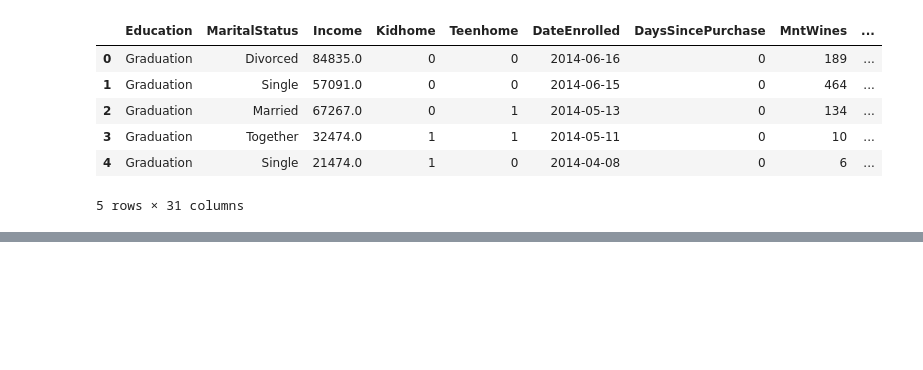
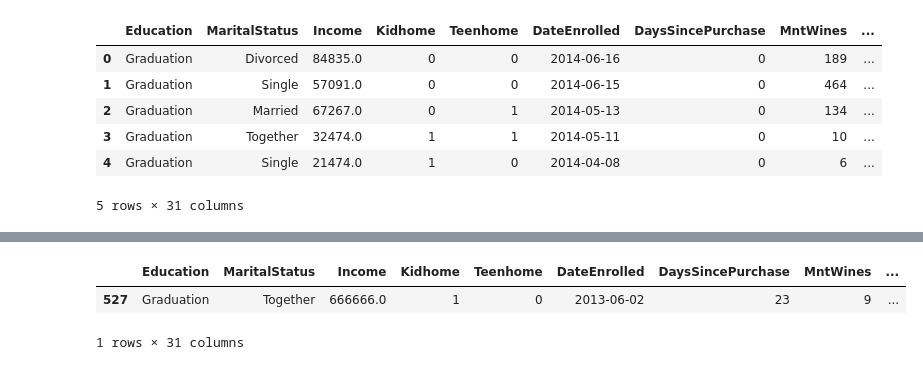
Before and after one commit to silvaGee/marketing_project, a Jupyter notebook: marketing.ipynb, the cells around one changed output, grey strips where cells are left out. Saved outputs shown, nothing was run; the diff lists cells and outputs as text; code cells hidden in the pictures; blank space fills up the shorter version.

```diff
--- a/marketing.ipynb
+++ b/marketing.ipynb
@@ -500,0 +501,10 @@ plt.show()
+# %%
+#Examine outliers
+income_outliers = 200000
+spent_outliers = 2000
+filtered = df[df["Income"] > income_outliers]
+filtered
+# %% [output]
+|  | Education | MaritalStatus | Income | Kidhome | Teenhome | DateEnrolled | DaysSincePurchase | MntWines | ... |
+| 527 | Graduation | Together | 666666.0 | 1 | 0 | 2013-06-02 | 23 | 9 | ... |
+1 rows × 31 columns
```
Also changed, not shown: parts of 7 cells of this notebook.
